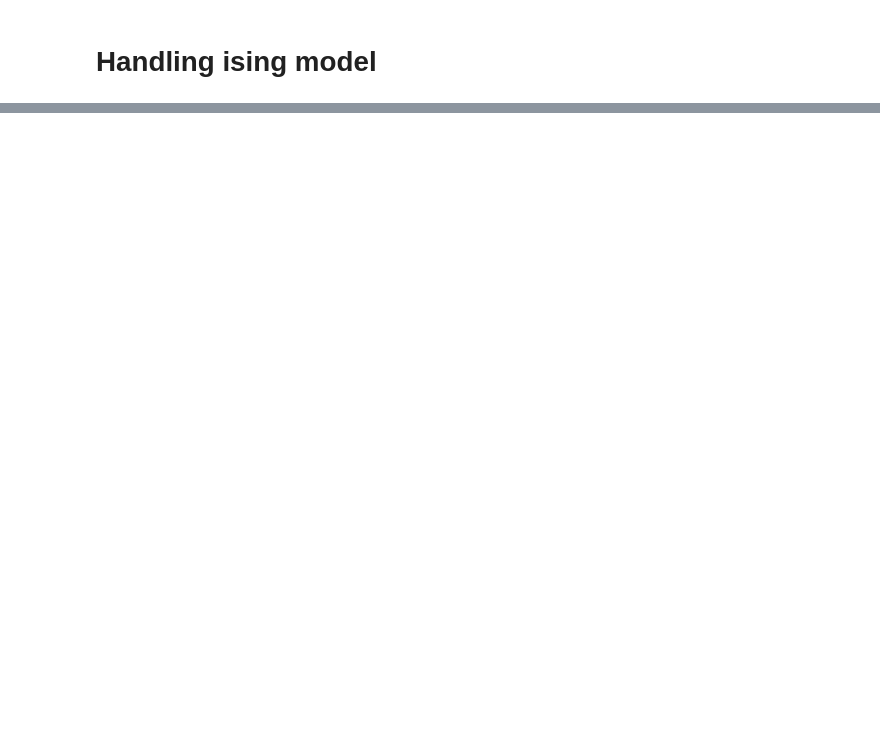
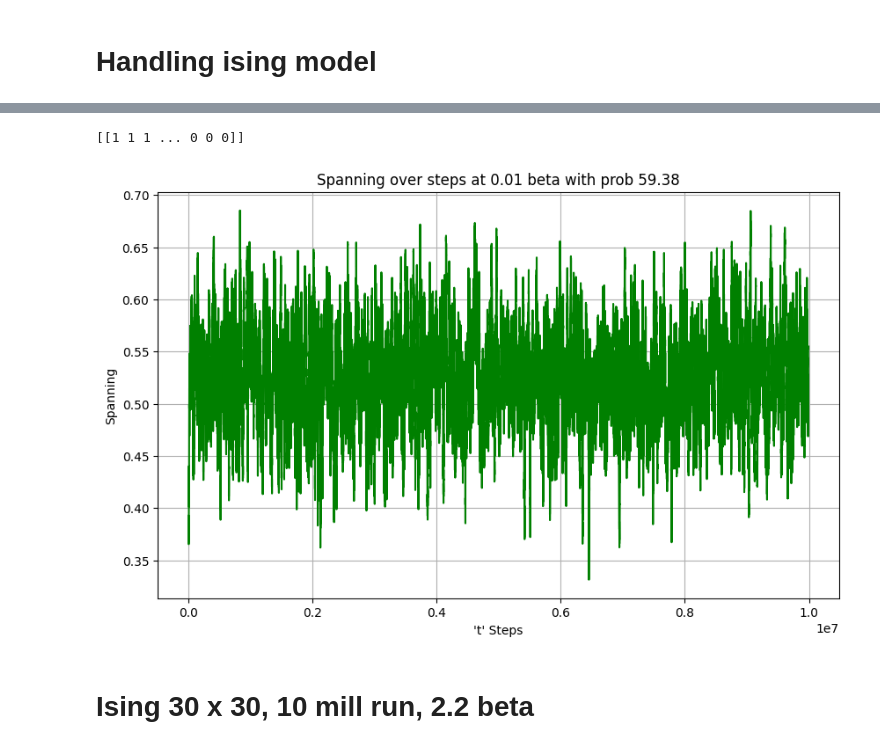
Before and after one commit to bekor/percolation_poc_cpp, a Jupyter notebook: notebook/visualisaton.ipynb, the cells around one changed output, grey strips where cells are left out. Drawn from its saved outputs; the diff is of its cells as text; code cells hidden in the pictures; blank space fills up the shorter version.

```diff
--- a/notebook/visualisaton.ipynb
+++ b/notebook/visualisaton.ipynb
@@ -612,0 +671,6 @@ error: OpenCV(4.13.0) /Users/xperience/GHA-OpenCV-Python/_work/opencv-python/ope
+# %%
+print(ising_metrics_001["spanning"])
+plot_spanning_ising(ising_metrics_001, 0, 'at 0.01 beta')
+# %% [output]
+[[1 1 1 ... 0 0 0]]
+[figure, added]
@@ -612,0 +679,2 @@ error: OpenCV(4.13.0) /Users/xperience/GHA-OpenCV-Python/_work/opencv-python/ope
+# %% [markdown]
+# Ising  30 x 30, 10 mill run, 2.2 beta
```
Also changed, not shown: parts of 68 cells of this notebook.
